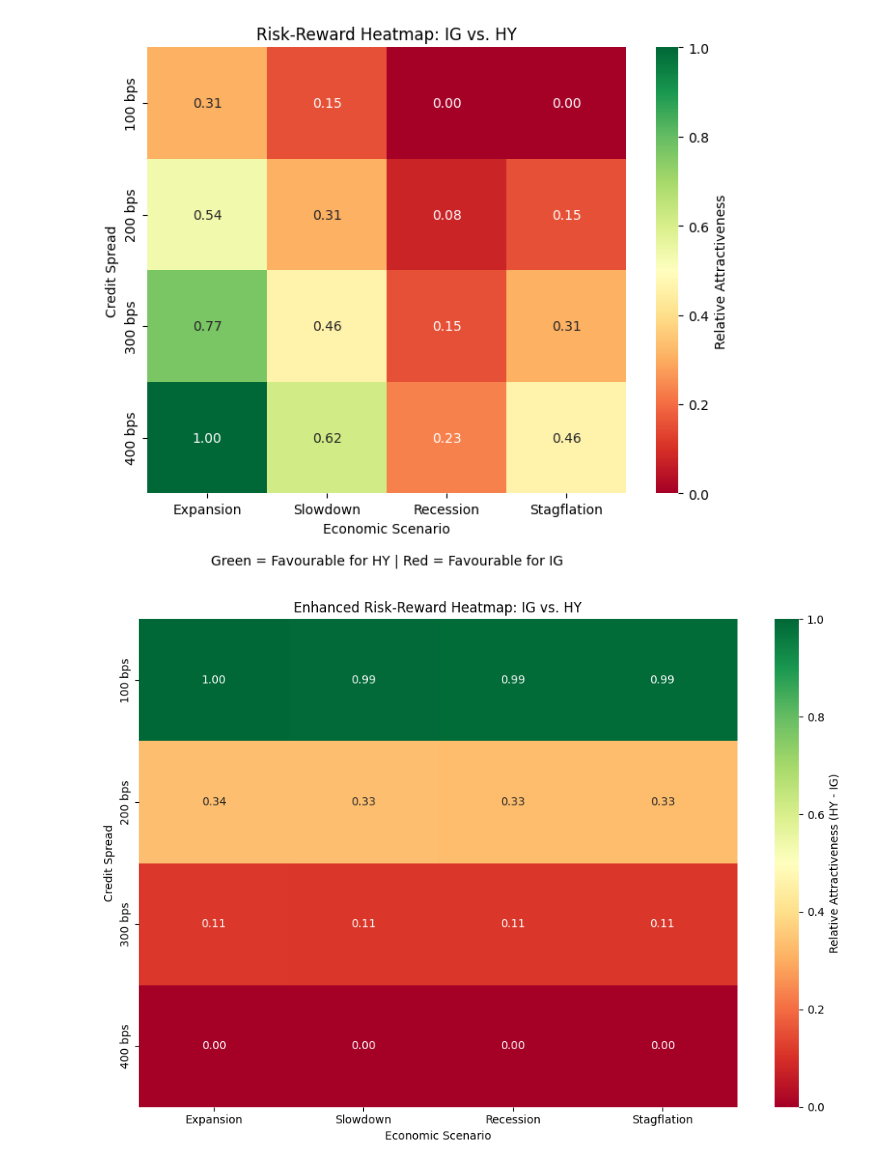
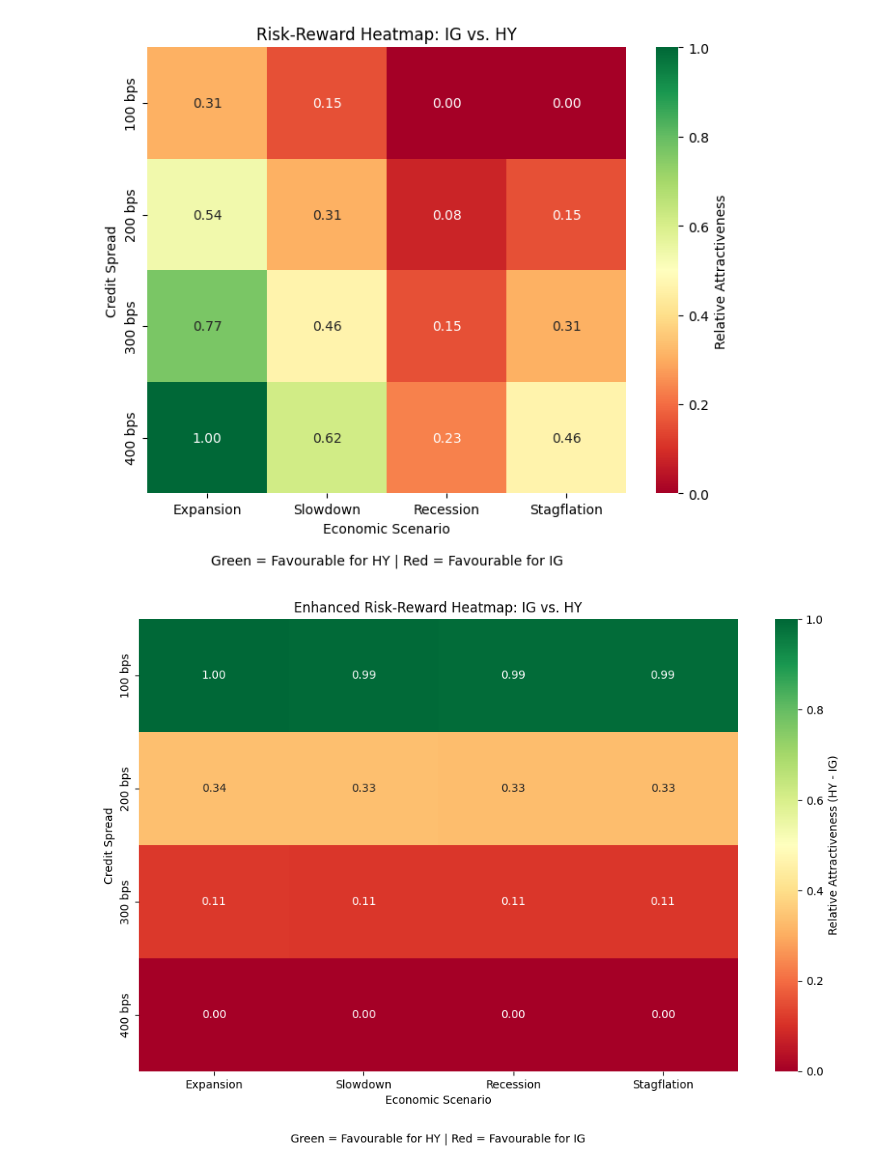
Before and after one commit to DFIC-Quant-Fund/Investment-Council, a Jupyter notebook: Credit/risk_reward_heatmap/risk_reward_heatmap.ipynb, the cells around one changed output. Saved outputs shown, nothing was run; the diff lists cells and outputs as text; code cells hidden in the pictures.

Commit message:
Save and upload images

```diff
--- a/Credit/risk_reward_heatmap.ipynb
+++ b/Credit/risk_reward_heatmap/risk_reward_heatmap.ipynb
@@ -105,31 +106,34 @@ for spread in credit_spreads:
 
         hy_score = hy_return / hy_risk
         ig_score = ig_return / ig_risk
 
         # Relative attractiveness (higher score = more attractive)
         row.append(hy_score - ig_score)
     data_enhanced.append(row)
 
 # Normalize the enhanced data for visualization
 data_enhanced = np.array(data_enhanced)
 normalized_data_enhanced = (data_enhanced - np.min(data_enhanced)) / (np.max(data_enhanced) - np.min(data_enhanced))
 
 # Visualize the normalized data as a heatmap
 plt.figure(figsize=(10, 7))
 sns.heatmap(
     normalized_data_enhanced,
     annot=True,
     fmt=".2f",
     cmap="RdYlGn",
     xticklabels=scenarios,
     yticklabels=[f"{spread} bps" for spread in credit_spreads],
     cbar_kws={'label': 'Relative Attractiveness (HY - IG)'}
 )
 
 plt.title("Enhanced Risk-Reward Heatmap: IG vs. HY")
+plt.text(0.5, -0.15, "Green = Favourable for HY | Red = Favourable for IG",
+         horizontalalignment='center', verticalalignment='center', transform=plt.gca().transAxes)
 plt.xlabel("Economic Scenario")
 plt.ylabel("Credit Spread")
 plt.tight_layout()
+plt.savefig("risk_reward_heatmap_enhanced.png")
 plt.show()
 # %% [output]
-[figure, old version]
+[figure, new version]
```
Also changed, not shown: parts of 2 cells of this notebook, 9 other files.
